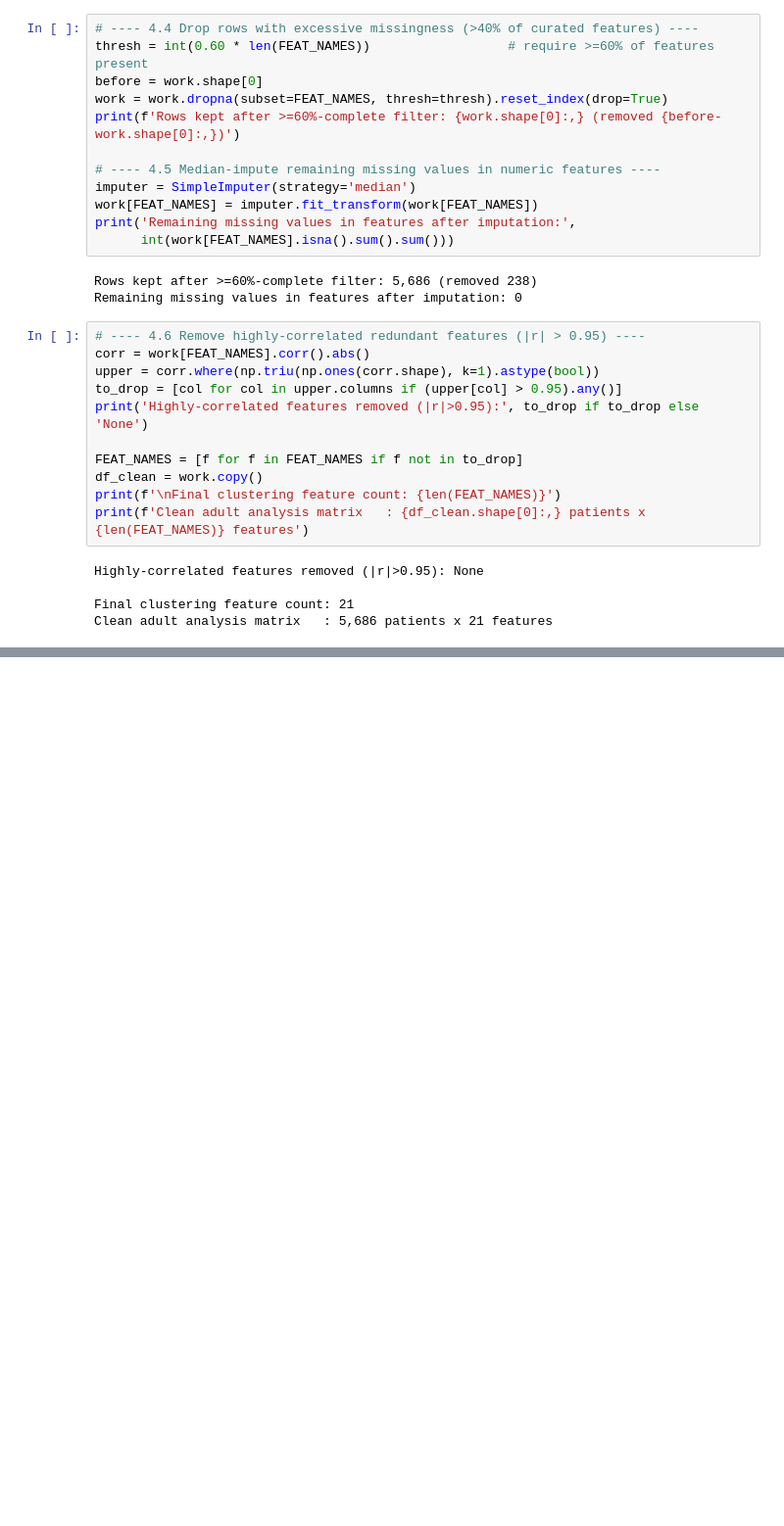
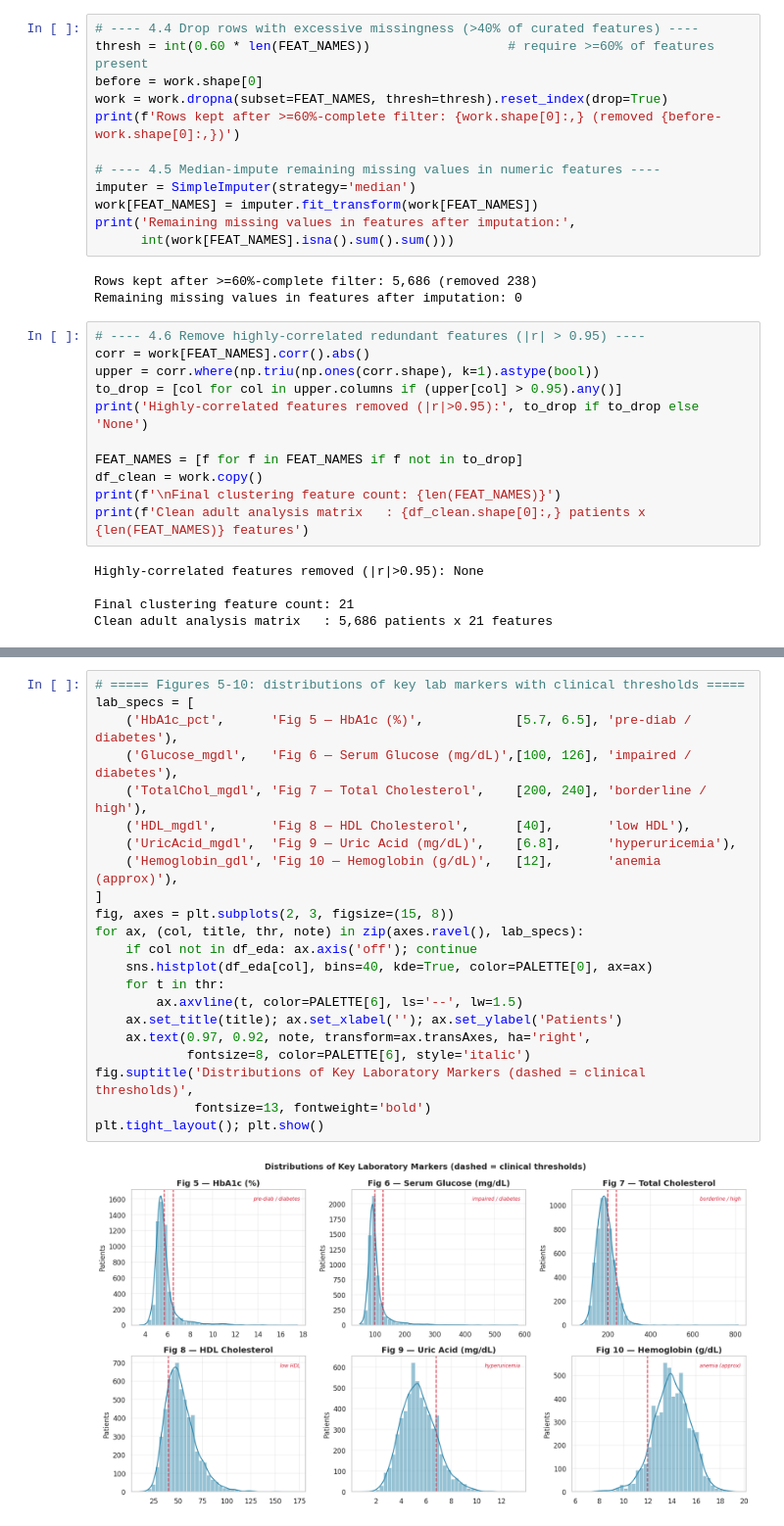
Before and after one commit to Syed-Irfan-1165/Patient-Segmentation-using-Unsupervised-Machine-Learning, a Jupyter notebook: notebooks/NHANES_Patient_Segmentation_PROGRESS.ipynb, the cells around one changed output, grey strips where cells are left out. Shown at 98% size. Saved outputs shown, nothing was run; the diff lists cells and outputs as text; blank space fills up the shorter version.

```diff
--- a/notebooks/NHANES_Patient_Segmentation_PROGRESS.ipynb
+++ b/notebooks/NHANES_Patient_Segmentation_PROGRESS.ipynb
@@ -620,0 +688,24 @@ Clean adult analysis matrix   : 5,686 patients x 21 features
+# %%
+# ===== Figures 5-10: distributions of key lab markers with clinical thresholds =====
+lab_specs = [
+    ('HbA1c_pct',      'Fig 5 — HbA1c (%)',            [5.7, 6.5], 'pre-diab / diabetes'),
+    ('Glucose_mgdl',   'Fig 6 — Serum Glucose (mg/dL)',[100, 126], 'impaired / diabetes'),
+    ('TotalChol_mgdl', 'Fig 7 — Total Cholesterol',    [200, 240], 'borderline / high'),
+    ('HDL_mgdl',       'Fig 8 — HDL Cholesterol',      [40],       'low HDL'),
+    ('UricAcid_mgdl',  'Fig 9 — Uric Acid (mg/dL)',    [6.8],      'hyperuricemia'),
+    ('Hemoglobin_gdl', 'Fig 10 — Hemoglobin (g/dL)',   [12],       'anemia (approx)'),
+]
+fig, axes = plt.subplots(2, 3, figsize=(15, 8))
+for ax, (col, title, thr, note) in zip(axes.ravel(), lab_specs):
+    if col not in df_eda: ax.axis('off'); continue
+    sns.histplot(df_eda[col], bins=40, kde=True, color=PALETTE[0], ax=ax)
+    for t in thr:
+        ax.axvline(t, color=PALETTE[6], ls='--', lw=1.5)
+    ax.set_title(title); ax.set_xlabel(''); ax.set_ylabel('Patients')
+    ax.text(0.97, 0.92, note, transform=ax.transAxes, ha='right',
+            fontsize=8, color=PALETTE[6], style='italic')
+fig.suptitle('Distributions of Key Laboratory Markers (dashed = clinical thresholds)',
+             fontsize=13, fontweight='bold')
+plt.tight_layout(); plt.show()
+# %% [output]
+[figure, added]
```
Also changed, not shown: parts of 20 cells of this notebook.
